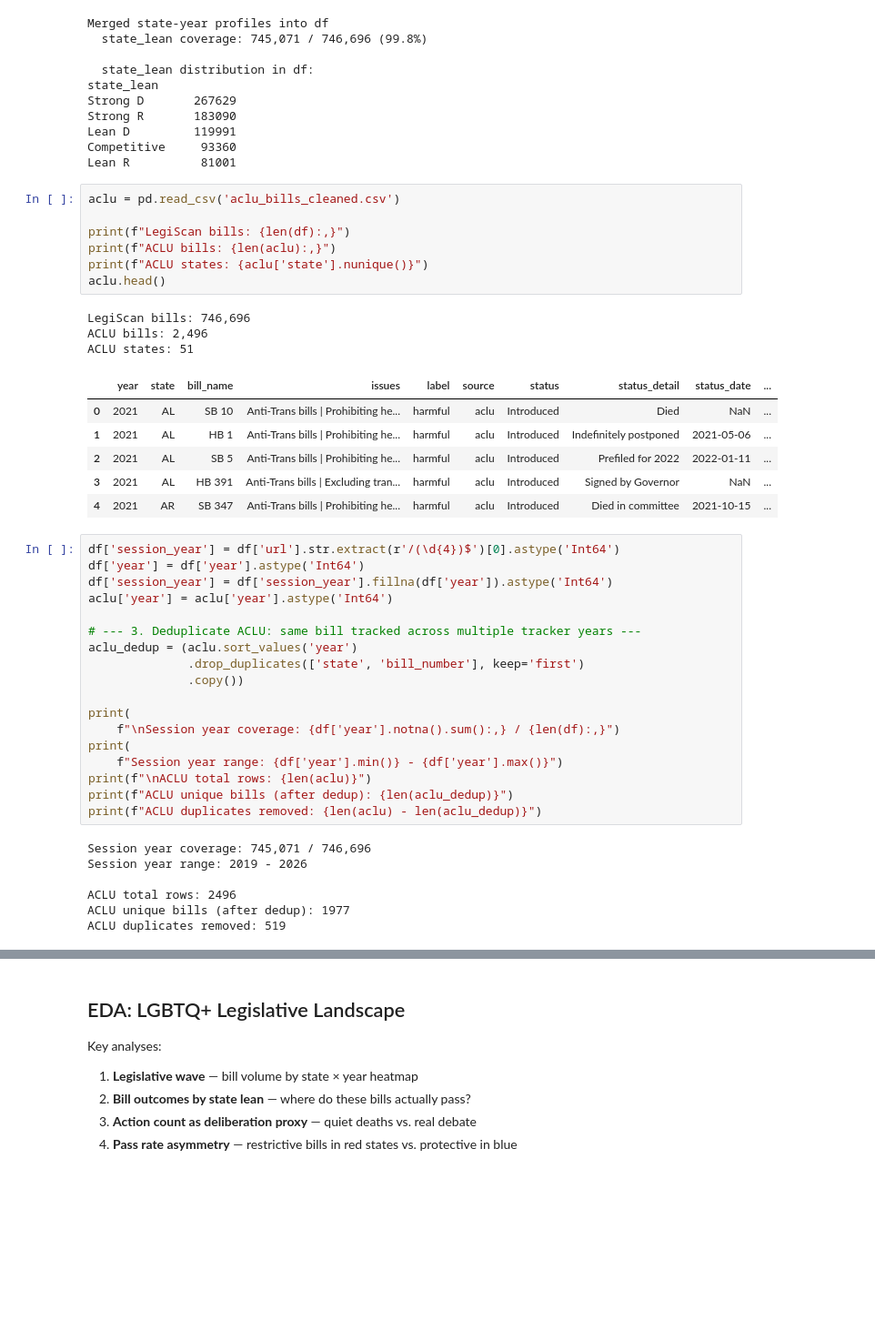
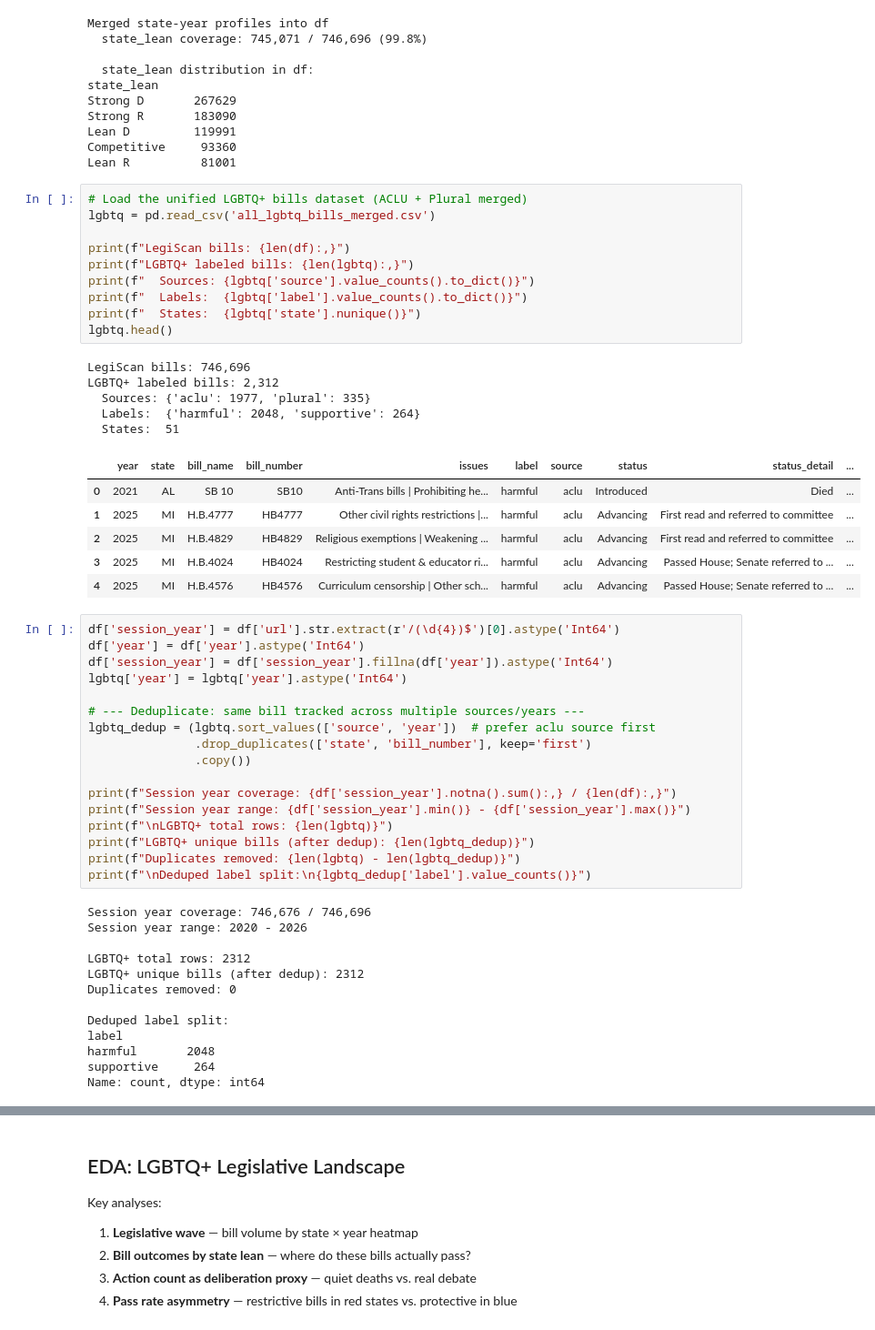
Before and after one commit to Arc-Radius/arc-radius-api, a Jupyter notebook: datasources/eda/bills_eda.ipynb, the cells around one changed output, grey strips where cells are left out. Shown at 91% size. Cells and saved outputs as stored; diff of their text form; blank space fills up the shorter version.

```diff
--- a/datasources/eda/bills_eda.ipynb
+++ b/datasources/eda/bills_eda.ipynb
@@ -382,45 +382,55 @@ Lean D         119991
 Competitive     93360
 Lean R          81001
 # %%
-aclu = pd.read_csv('aclu_bills_cleaned.csv')
+# Load the unified LGBTQ+ bills dataset (ACLU + Plural merged)
+lgbtq = pd.read_csv('all_lgbtq_bills_merged.csv')
 
 print(f"LegiScan bills: {len(df):,}")
-print(f"ACLU bills: {len(aclu):,}")
-print(f"ACLU states: {aclu['state'].nunique()}")
-aclu.head()
+print(f"LGBTQ+ labeled bills: {len(lgbtq):,}")
+print(f"  Sources: {lgbtq['source'].value_counts().to_dict()}")
+print(f"  Labels:  {lgbtq['label'].value_counts().to_dict()}")
+print(f"  States:  {lgbtq['state'].nunique()}")
+lgbtq.head()
 # %% [output]
 LegiScan bills: 746,696
-ACLU bills: 2,496
-ACLU states: 51
+LGBTQ+ labeled bills: 2,312
+  Sources: {'aclu': 1977, 'plural': 335}
+  Labels:  {'harmful': 2048, 'supportive': 264}
+  States:  51
-|  | year | state | bill_name | issues | label | source | status | status_detail | status_date | ... |
-| 0 | 2021 | AL | SB 10 | Anti-Trans bills | Prohibiting he... | harmful | aclu | Introduced | Died | NaN | ... |
-| 1 | 2021 | AL | HB 1 | Anti-Trans bills | Prohibiting he... | harmful | aclu | Introduced | Indefinitely postponed | 2021-05-06 | ... |
-| 2 | 2021 | AL | SB 5 | Anti-Trans bills | Prohibiting he... | harmful | aclu | Introduced | Prefiled for 2022 | 2022-01-11 | ... |
-| 3 | 2021 | AL | HB 391 | Anti-Trans bills | Excluding tran... | harmful | aclu | Introduced | Signed by Governor | NaN | ... |
-| 4 | 2021 | AR | SB 347 | Anti-Trans bills | Prohibiting he... | harmful | aclu | Introduced | Died in committee | 2021-10-15 | ... |
+|  | year | state | bill_name | bill_number | issues | label | source | status | status_detail | ... |
+| 0 | 2021 | AL | SB 10 | SB10 | Anti-Trans bills | Prohibiting he... | harmful | aclu | Introduced | Died | ... |
+| 1 | 2025 | MI | H.B.4777 | HB4777 | Other civil rights restrictions |... | harmful | aclu | Advancing | First read and referred to committee | ... |
+| 2 | 2025 | MI | H.B.4829 | HB4829 | Religious exemptions | Weakening ... | harmful | aclu | Advancing | First read and referred to committee | ... |
+| 3 | 2025 | MI | H.B.4024 | HB4024 | Restricting student & educator ri... | harmful | aclu | Advancing | Passed House; Senate referred to ... | ... |
+| 4 | 2025 | MI | H.B.4576 | HB4576 | Curriculum censorship | Other sch... | harmful | aclu | Advancing | Passed House; Senate referred to ... | ... |
 # %%
 df['session_year'] = df['url'].str.extract(r'/(\d{4})$')[0].astype('Int64')
 df['year'] = df['year'].astype('Int64')
 df['session_year'] = df['session_year'].fillna(df['year']).astype('Int64')
-aclu['year'] = aclu['year'].astype('Int64')
+lgbtq['year'] = lgbtq['year'].astype('Int64')
 
-# --- 3. Deduplicate ACLU: same bill tracked across multiple tracker years ---
-aclu_dedup = (aclu.sort_values('year')
-              .drop_duplicates(['state', 'bill_number'], keep='first')
-              .copy())
+# --- Deduplicate: same bill tracked across multiple sources/years ---
+lgbtq_dedup = (lgbtq.sort_values(['source', 'year'])  # prefer aclu source first
+               .drop_duplicates(['state', 'bill_number'], keep='first')
+               .copy())
 
-print(
-    f"\nSession year coverage: {df['year'].notna().sum():,} / {len(df):,}")
-print(
-    f"Session year range: {df['year'].min()} - {df['year'].max()}")
-print(f"\nACLU total rows: {len(aclu)}")
-print(f"ACLU unique bills (after dedup): {len(aclu_dedup)}")
-print(f"ACLU duplicates removed: {len(aclu) - len(aclu_dedup)}")
+print(f"Session year coverage: {df['session_year'].notna().sum():,} / {len(df):,}")
+print(f"Session year range: {df['session_year'].min()} - {df['session_year'].max()}")
+print(f"\nLGBTQ+ total rows: {len(lgbtq)}")
+print(f"LGBTQ+ unique bills (after dedup): {len(lgbtq_dedup)}")
+print(f"Duplicates removed: {len(lgbtq) - len(lgbtq_dedup)}")
+print(f"\nDeduped label split:\n{lgbtq_dedup['label'].value_counts()}")
 # %% [output]
-Session year coverage: 745,071 / 746,696
-Session year range: 2019 - 2026
+Session year coverage: 746,676 / 746,696
+Session year range: 2020 - 2026
 
-ACLU total rows: 2496
-ACLU unique bills (after dedup): 1977
-ACLU duplicates removed: 519
+LGBTQ+ total rows: 2312
+LGBTQ+ unique bills (after dedup): 2312
+Duplicates removed: 0
+
+Deduped label split:
+label
+harmful       2048
+supportive     264
+Name: count, dtype: int64
 # %%
```
Also changed, not shown: parts of 9 cells of this notebook, 4 other files.
